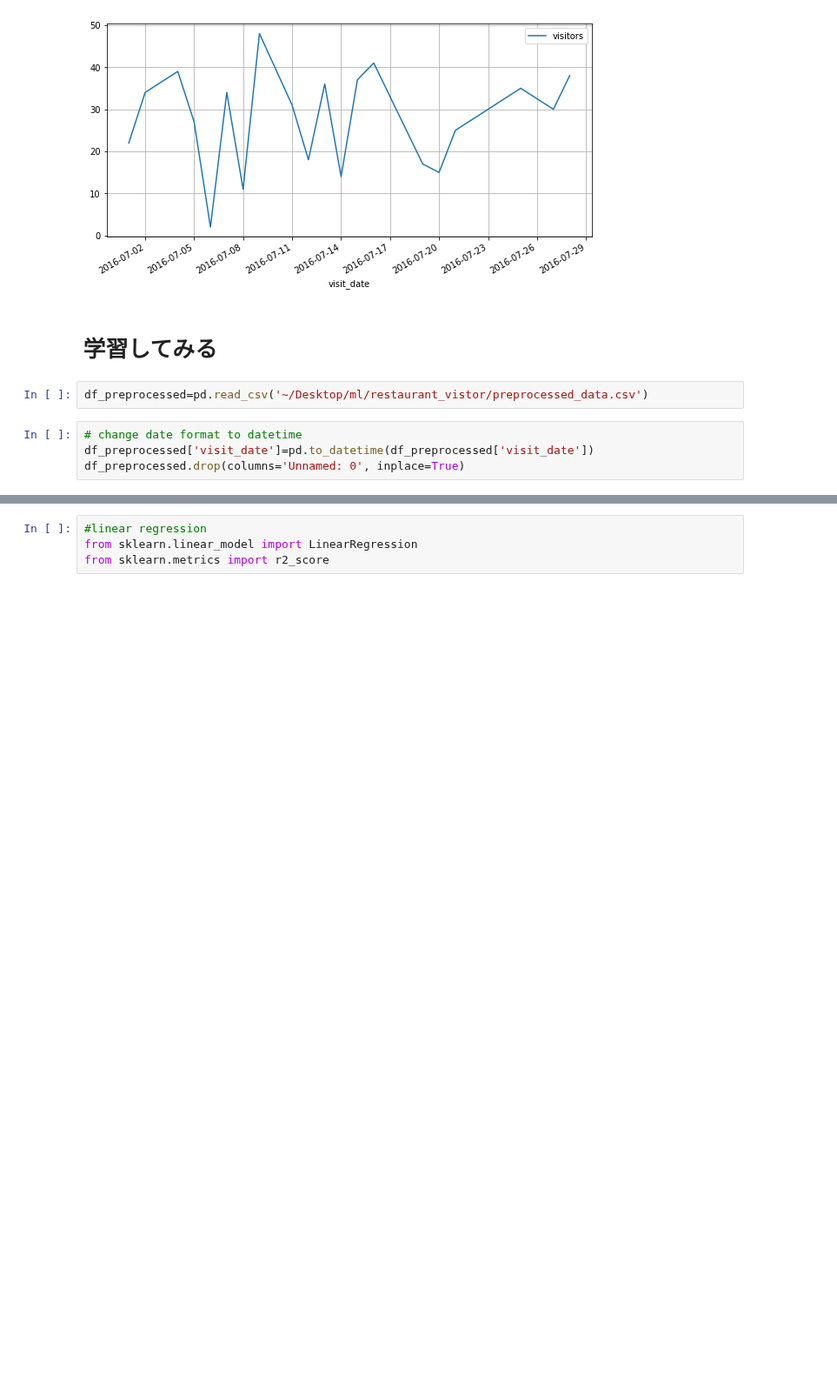
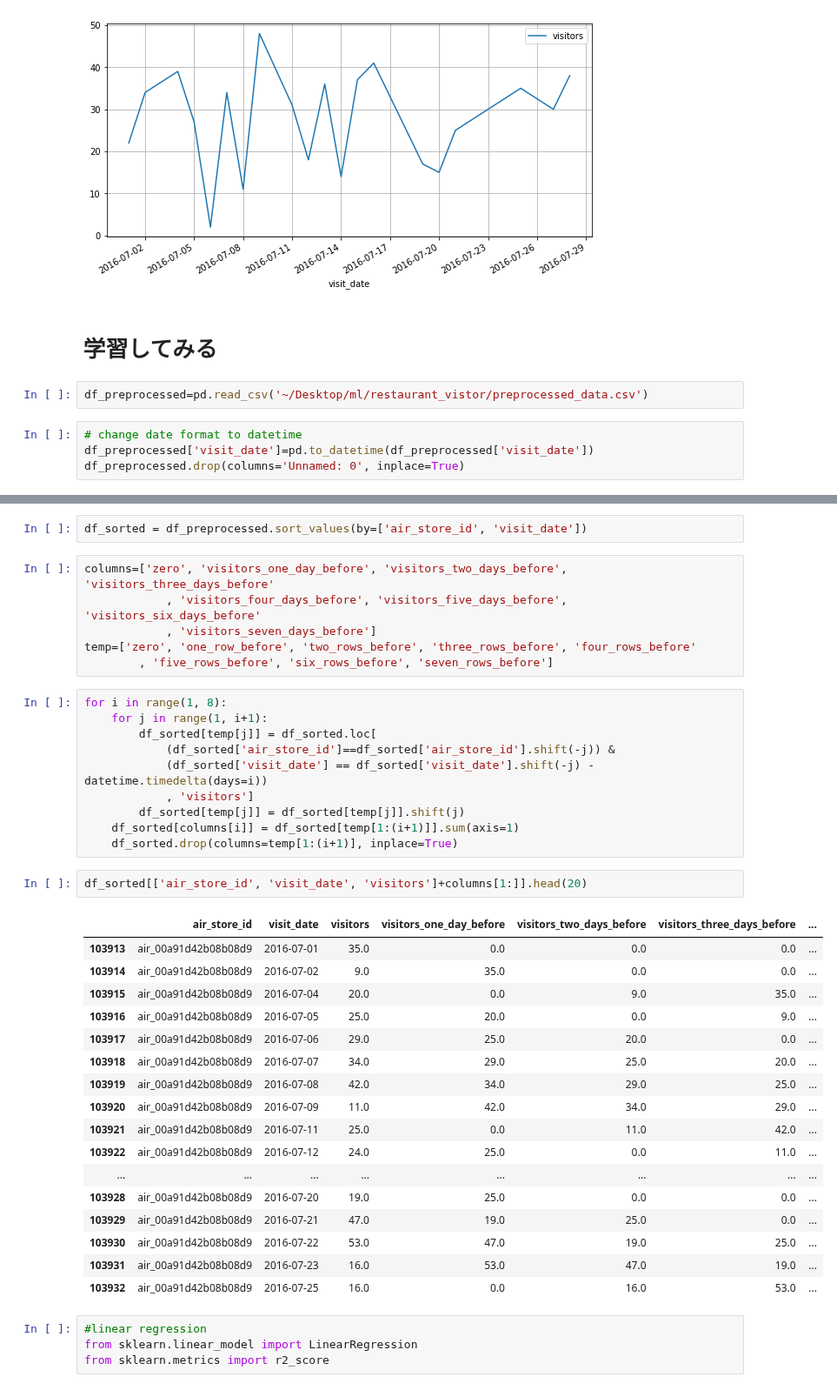
Before and after one commit to rockreid/RecruitRestaurantVisitorForecasting, a Jupyter notebook: Fei/time_series_process.ipynb, the cells around one changed output, grey strips where cells are left out. Shown at 87% size. Cells and saved outputs as stored; diff of their text form; blank space fills up the shorter version.

Commit message:
add visitors in previous days as features

```diff
--- a/Fei/time_series_process.ipynb
+++ b/Fei/time_series_process.ipynb
@@ -171,3 +180,41 @@ df_preprocessed.drop(columns='Unnamed: 0', inplace=True)
+# %%
+df_sorted = df_preprocessed.sort_values(by=['air_store_id', 'visit_date'])
+# %%
+columns=['zero', 'visitors_one_day_before', 'visitors_two_days_before', 'visitors_three_days_before'
+            , 'visitors_four_days_before', 'visitors_five_days_before', 'visitors_six_days_before'
+            , 'visitors_seven_days_before']
+temp=['zero', 'one_row_before', 'two_rows_before', 'three_rows_before', 'four_rows_before'
+        , 'five_rows_before', 'six_rows_before', 'seven_rows_before']
+# %%
+for i in range(1, 8):
+    for j in range(1, i+1):
+        df_sorted[temp[j]] = df_sorted.loc[
+            (df_sorted['air_store_id']==df_sorted['air_store_id'].shift(-j)) &
+            (df_sorted['visit_date'] == df_sorted['visit_date'].shift(-j) - datetime.timedelta(days=i))
+            , 'visitors']
+        df_sorted[temp[j]] = df_sorted[temp[j]].shift(j)
+    df_sorted[columns[i]] = df_sorted[temp[1:(i+1)]].sum(axis=1)
+    df_sorted.drop(columns=temp[1:(i+1)], inplace=True)
+# %%
+df_sorted[['air_store_id', 'visit_date', 'visitors']+columns[1:]].head(20)
+# %% [output]
+|  | air_store_id | visit_date | visitors | visitors_one_day_before | visitors_two_days_before | visitors_three_days_before | ... |
+| 103913 | air_00a91d42b08b08d9 | 2016-07-01 | 35.0 | 0.0 | 0.0 | 0.0 | ... |
+| 103914 | air_00a91d42b08b08d9 | 2016-07-02 | 9.0 | 35.0 | 0.0 | 0.0 | ... |
+| 103915 | air_00a91d42b08b08d9 | 2016-07-04 | 20.0 | 0.0 | 9.0 | 35.0 | ... |
+| 103916 | air_00a91d42b08b08d9 | 2016-07-05 | 25.0 | 20.0 | 0.0 | 9.0 | ... |
+| 103917 | air_00a91d42b08b08d9 | 2016-07-06 | 29.0 | 25.0 | 20.0 | 0.0 | ... |
+| 103918 | air_00a91d42b08b08d9 | 2016-07-07 | 34.0 | 29.0 | 25.0 | 20.0 | ... |
+| 103919 | air_00a91d42b08b08d9 | 2016-07-08 | 42.0 | 34.0 | 29.0 | 25.0 | ... |
+| 103920 | air_00a91d42b08b08d9 | 2016-07-09 | 11.0 | 42.0 | 34.0 | 29.0 | ... |
+| 103921 | air_00a91d42b08b08d9 | 2016-07-11 | 25.0 | 0.0 | 11.0 | 42.0 | ... |
+| 103922 | air_00a91d42b08b08d9 | 2016-07-12 | 24.0 | 25.0 | 0.0 | 11.0 | ... |
+| ... | ... | ... | ... | ... | ... | ... | ... |
+| 103928 | air_00a91d42b08b08d9 | 2016-07-20 | 19.0 | 25.0 | 0.0 | 0.0 | ... |
+| 103929 | air_00a91d42b08b08d9 | 2016-07-21 | 47.0 | 19.0 | 25.0 | 0.0 | ... |
+| 103930 | air_00a91d42b08b08d9 | 2016-07-22 | 53.0 | 47.0 | 19.0 | 25.0 | ... |
+| 103931 | air_00a91d42b08b08d9 | 2016-07-23 | 16.0 | 53.0 | 47.0 | 19.0 | ... |
+| 103932 | air_00a91d42b08b08d9 | 2016-07-25 | 16.0 | 0.0 | 16.0 | 53.0 | ... |
 # %%
 #linear regression
 from sklearn.linear_model import LinearRegression
```
Also changed, not shown: parts of 2 cells of this notebook.
